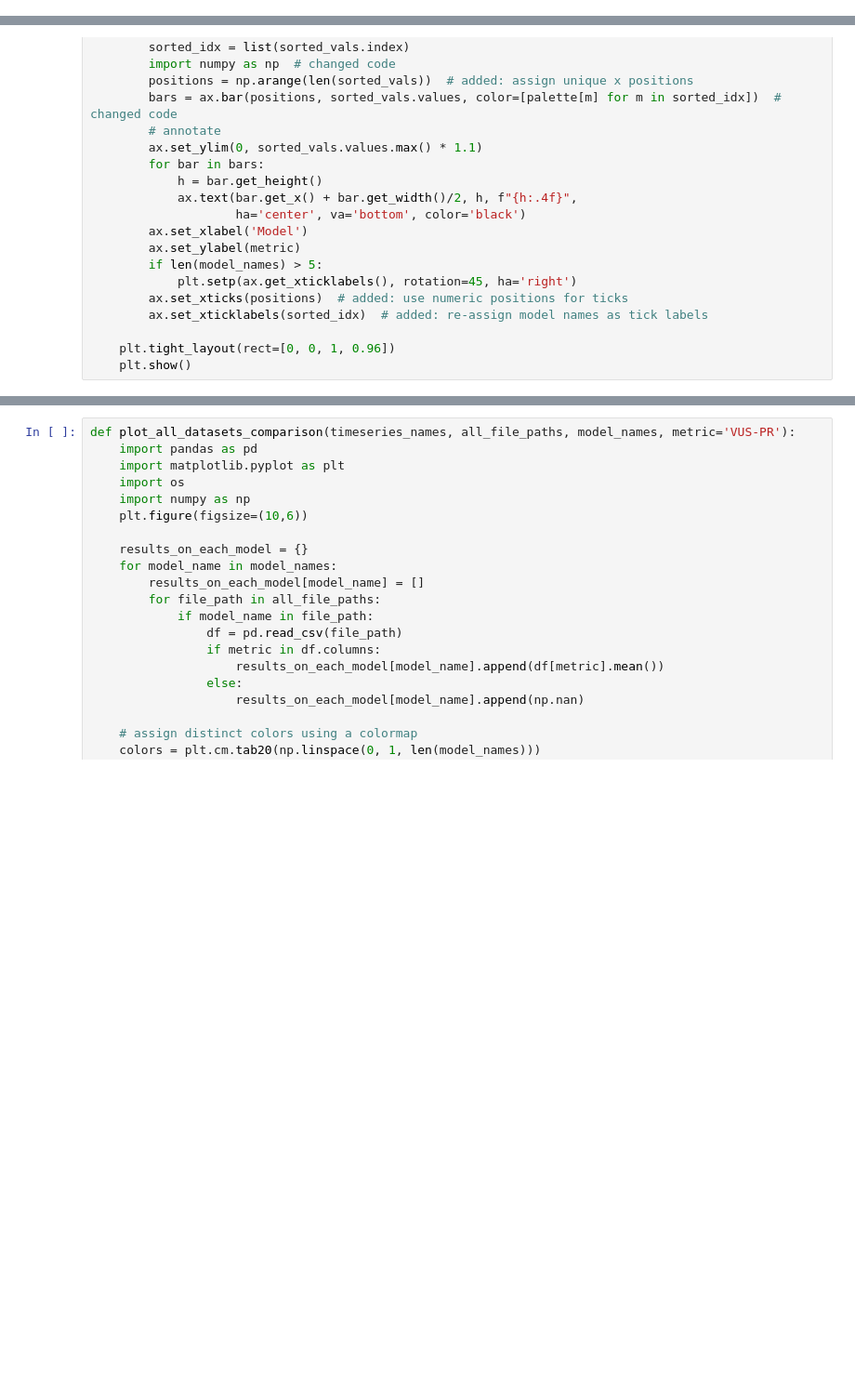
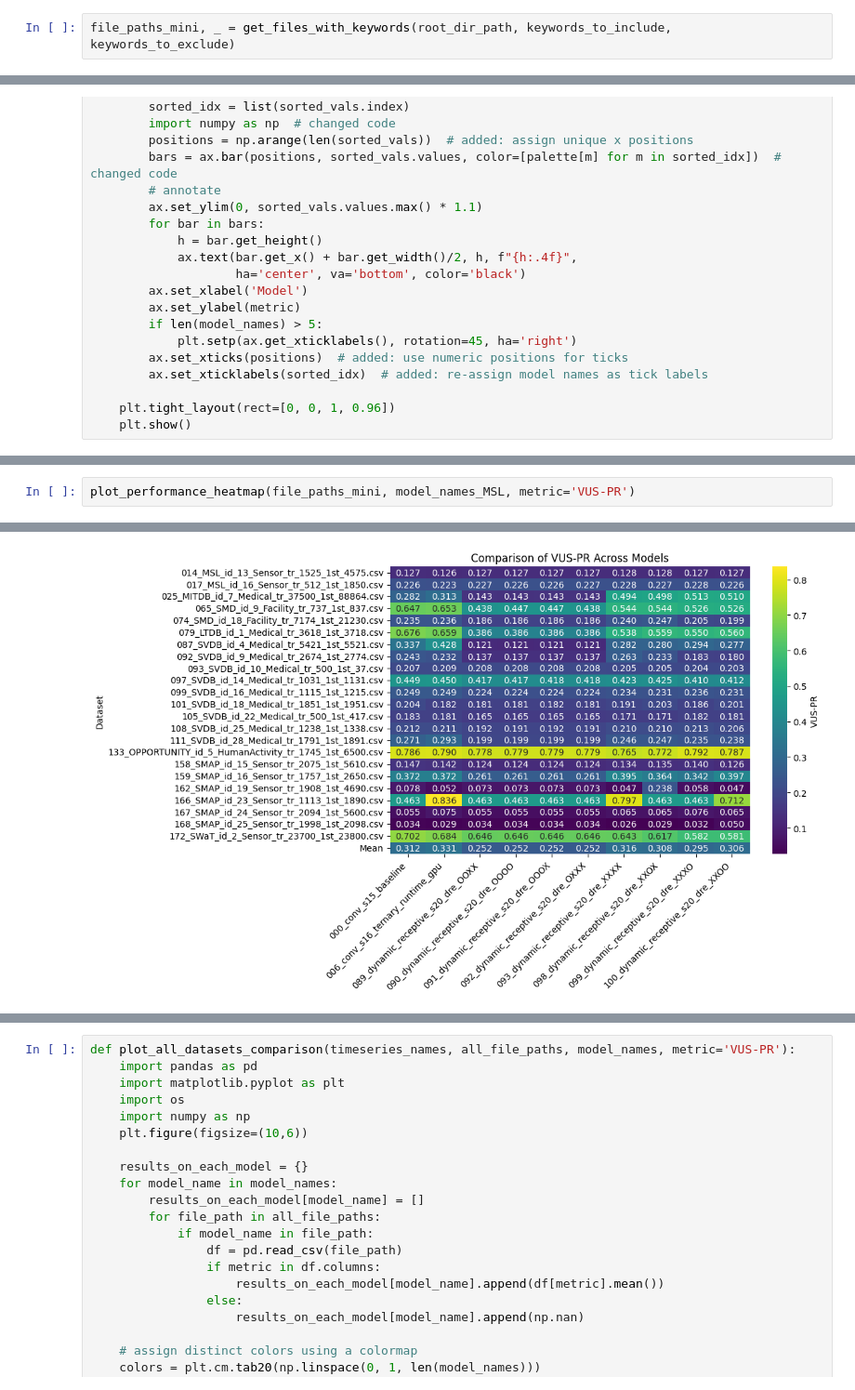
Before and after one commit to pioneer0413/TSB-AD, a Jupyter notebook: analyses/analysis_metrics_comparison_mini.ipynb, the cells around one changed output, grey strips where cells are left out. Shown at 93% size. Saved outputs shown, nothing was run; the diff lists cells and outputs as text; blank space fills up the shorter version.

```diff
--- a/analyses/analysis_metrics_comparison_mini.ipynb
+++ b/analyses/analysis_metrics_comparison_mini.ipynb
@@ -51,6 +51,8 @@ file_paths_SVDB, model_names_SVDB = get_files_with_keywords(src_dir_path_SVDB, k
 file_paths_OPPORTUNITY, model_names_OPPORTUNITY = get_files_with_keywords(src_dir_path_OPPORTUNITY, keywords_to_include, keywords_to_exclude)
 file_paths_SMAP, model_names_SMAP = get_files_with_keywords(src_dir_path_SMAP, keywords_to_include, keywords_to_exclude)
 file_paths_SWaT, model_names_SWaT = get_files_with_keywords(src_dir_path_SWaT, keywords_to_include, keywords_to_exclude)
+# %%
+file_paths_mini, _ = get_files_with_keywords(root_dir_path, keywords_to_include, keywords_to_exclude)
 # %%
 metrics_columns = 'Time,AUC-PR,AUC-ROC,VUS-PR,VUS-ROC,Standard-F1,PA-F1,Event-based-F1,R-based-F1,Affiliation-F'.split(',')
 # %%
@@ -118,0 +172,3 @@ def plot_metrics_comparison(file_paths, model_names, metrics_columns, title):
+# %%
+plot_performance_heatmap(file_paths_mini, model_names_MSL, metric='VUS-PR')
+# %% [output]
@@ -119,3 +193,4 @@ def plot_metrics_comparison(file_paths, model_names, metrics_columns, title):
+[figure, added]
 # %%
 plot_metrics_comparison(file_paths_MSL, model_names_MSL, metrics_columns, 'MSL')
 plot_metrics_comparison(file_paths_MITDB, model_names_MITDB, metrics_columns, 'MITDB')
```
Also changed, not shown: parts of 6 cells of this notebook, 19 other files.
